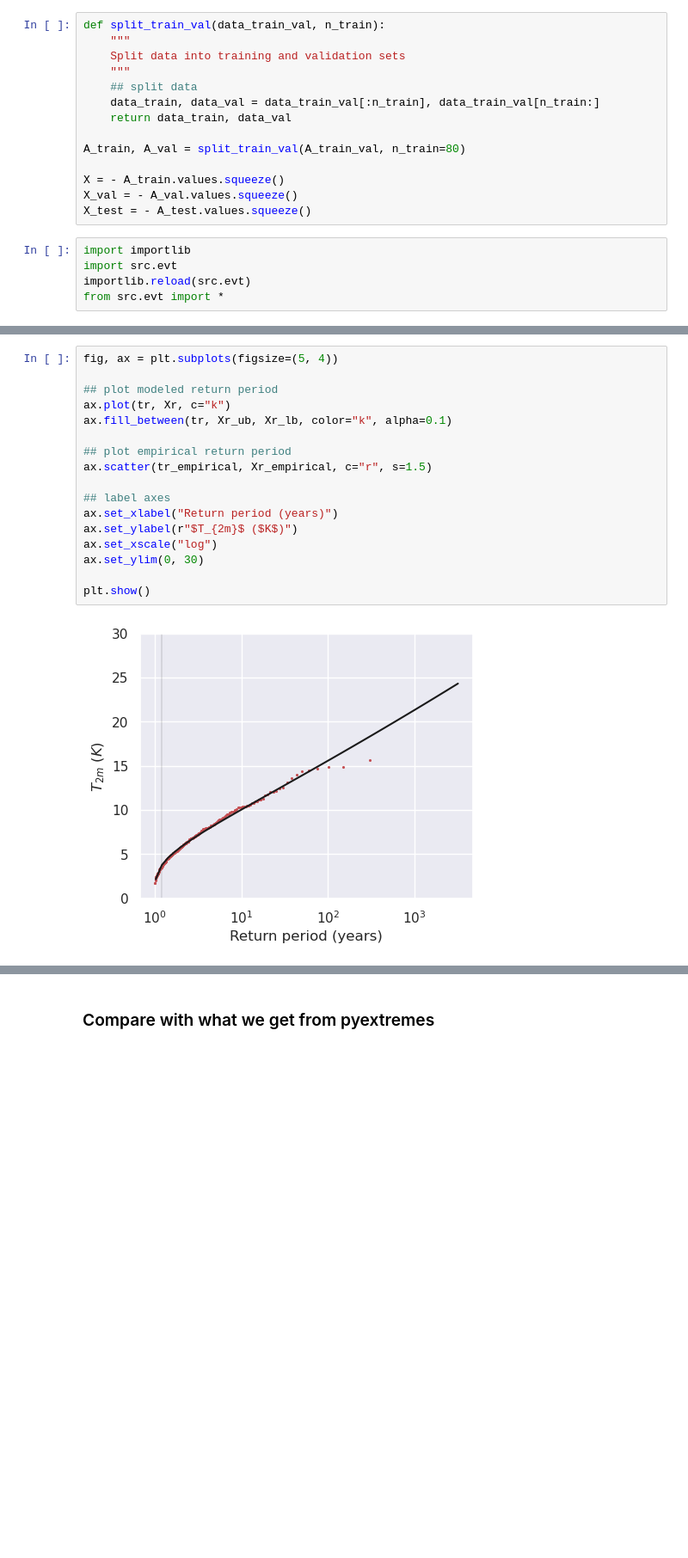
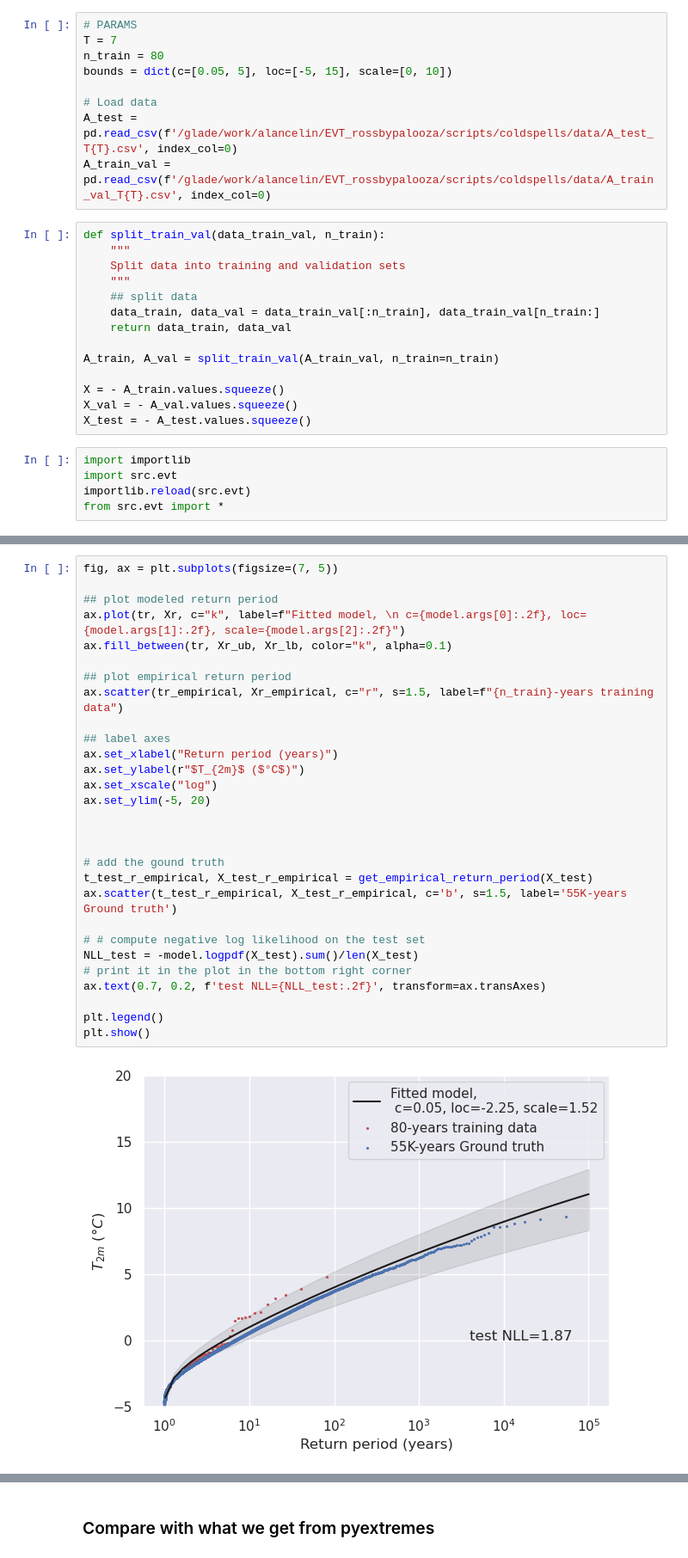
Before and after one commit to amaurylancelin/EVT_rosbypalooza, a Jupyter notebook: scripts/coldspells/gev_demo_cold.ipynb, the cells around one changed output, grey strips where cells are left out. Shown at 86% size. Cells and saved outputs as stored; diff of their text form; blank space fills up the shorter version.

Commit message:
add Monte Carlo return times

```diff
--- a/scripts/coldspells/gev_demo_cold.ipynb
+++ b/scripts/coldspells/gev_demo_cold.ipynb
@@ -220,3 +136,12 @@ Xr_lb, Xr_ub = load_return_period_bnds(
+# %%
+# PARAMS
+T = 7
+n_train = 80
+bounds = dict(c=[0.05, 5], loc=[-5, 15], scale=[0, 10])
+
+# Load data
+A_test = pd.read_csv(f'/glade/work/alancelin/EVT_rossbypalooza/scripts/coldspells/data/A_test_T{T}.csv', index_col=0)
+A_train_val = pd.read_csv(f'/glade/work/alancelin/EVT_rossbypalooza/scripts/coldspells/data/A_train_val_T{T}.csv', index_col=0)
 # %%
 def split_train_val(data_train_val, n_train):
     """
@@ -226,7 +151,7 @@ def split_train_val(data_train_val, n_train):
     data_train, data_val = data_train_val[:n_train], data_train_val[n_train:]
     return data_train, data_val
 
-A_train, A_val = split_train_val(A_train_val, n_train=80)
+A_train, A_val = split_train_val(A_train_val, n_train=n_train)
 
 X = - A_train.values.squeeze()
 X_val = - A_val.values.squeeze()
@@ -340,19 +222,31 @@ array([ 2.53668714, 11.16191286,  8.60425143,  4.79659714,  6.39649857,
 # %%
-fig, ax = plt.subplots(figsize=(5, 4))
+fig, ax = plt.subplots(figsize=(7, 5))
 
 ## plot modeled return period
-ax.plot(tr, Xr, c="k")
+ax.plot(tr, Xr, c="k", label=f"Fitted model, \n c={model.args[0]:.2f}, loc={model.args[1]:.2f}, scale={model.args[2]:.2f}")
 ax.fill_between(tr, Xr_ub, Xr_lb, color="k", alpha=0.1)
 
 ## plot empirical return period
-ax.scatter(tr_empirical, Xr_empirical, c="r", s=1.5)
+ax.scatter(tr_empirical, Xr_empirical, c="r", s=1.5, label=f"{n_train}-years training data")
 
 ## label axes
 ax.set_xlabel("Return period (years)")
-ax.set_ylabel(r"$T_{2m}$ ($K$)")
+ax.set_ylabel(r"$T_{2m}$ ($°C$)")
 ax.set_xscale("log")
-ax.set_ylim(0, 30)
+ax.set_ylim(-5, 20)
 
+
+
+# add the gound truth
+t_test_r_empirical, X_test_r_empirical = get_empirical_return_period(X_test)
+ax.scatter(t_test_r_empirical, X_test_r_empirical, c='b', s=1.5, label='55K-years Ground truth')
+
+# # compute negative log likelihood on the test set
+NLL_test = -model.logpdf(X_test).sum()/len(X_test)
+# print it in the plot in the bottom right corner
+ax.text(0.7, 0.2, f'test NLL={NLL_test:.2f}', transform=ax.transAxes)
+
+plt.legend()
 plt.show()
 # %% [output]
-[figure, old version]
+[figure, new version]
```
Also changed, not shown: parts of 29 cells of this notebook, 20 other files.
